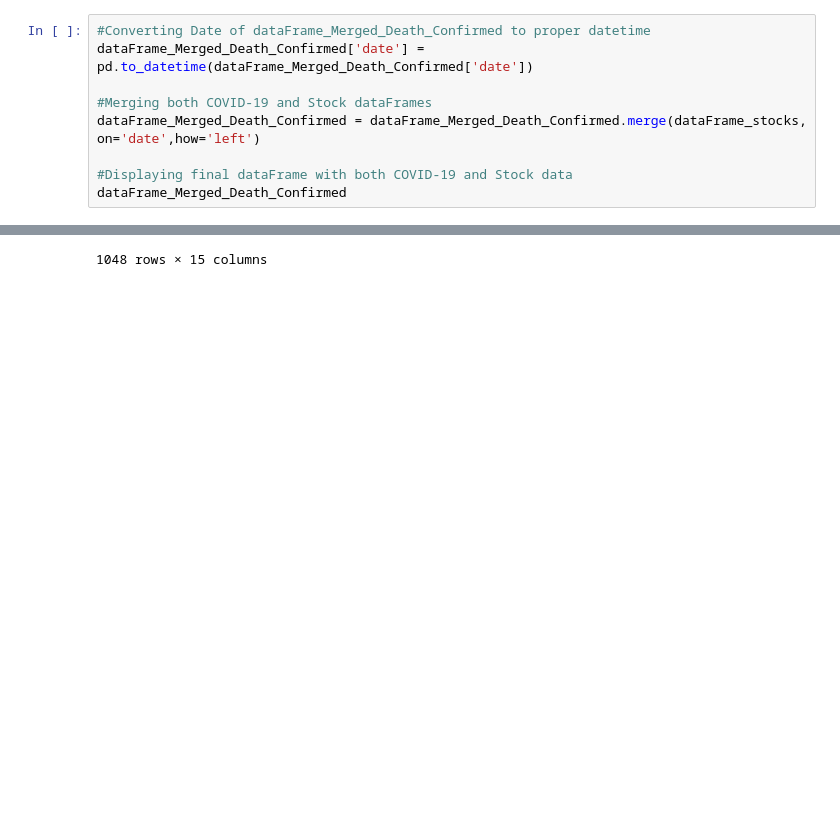
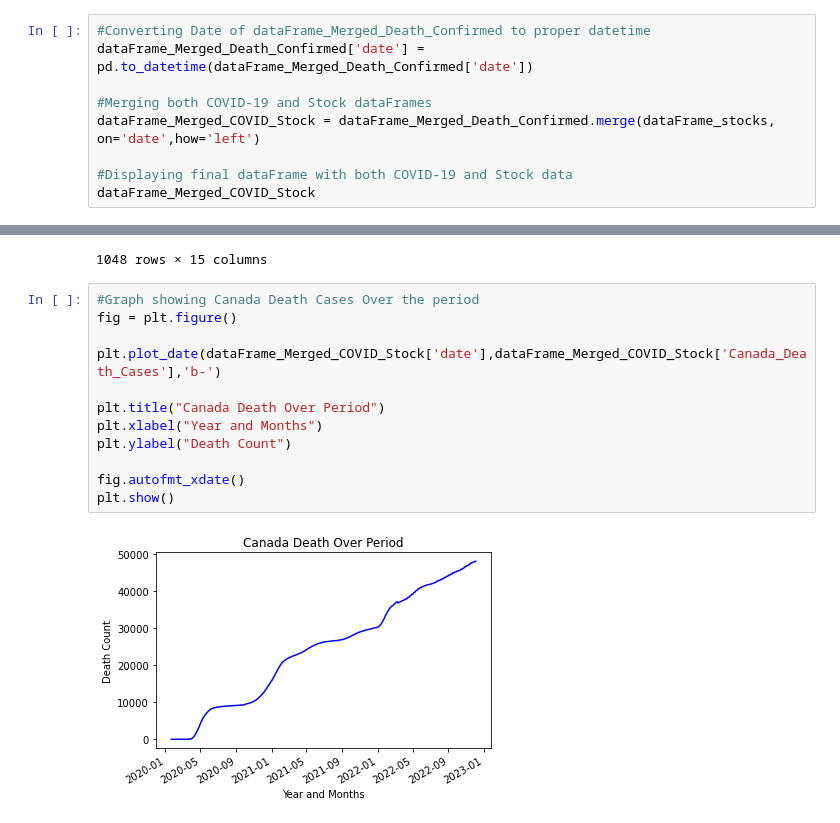
Before and after one commit to AIDA-Saskatchewan-polytechnic/Final_project_by_Naveen-Nilesh, a Jupyter notebook: Source/final_project.ipynb, the cells around one changed output, grey strips where cells are left out. Cells and saved outputs as stored; diff of their text form; blank space fills up the shorter version.

Commit message:
Graph of covid and stocks datasets

```diff
--- a/Source/final_project.ipynb
+++ b/Source/final_project.ipynb
@@ -468,10 +468,10 @@ dataFrame_Merged_Death_Confirmed
 dataFrame_Merged_Death_Confirmed['date'] = pd.to_datetime(dataFrame_Merged_Death_Confirmed['date'])
 
 #Merging both COVID-19 and Stock dataFrames
-dataFrame_Merged_Death_Confirmed = dataFrame_Merged_Death_Confirmed.merge(dataFrame_stocks, on='date',how='left')
+dataFrame_Merged_COVID_Stock = dataFrame_Merged_Death_Confirmed.merge(dataFrame_stocks, on='date',how='left')
 
 #Displaying final dataFrame with both COVID-19 and Stock data
-dataFrame_Merged_Death_Confirmed
+dataFrame_Merged_COVID_Stock
 # %% [output]
 |  | date | Canada_Death_Cases | US_Death_Cases | Canada_Confirmed_Cases | US_Confirmed_Cases | american_high | ... |
 | 0 | 2020-01-22 | 0 | 0 | 0 | 1 | NaN | ... |
@@ -486,3 +486,17 @@ dataFrame_Merged_Death_Confirmed
 | 1046 | 2022-12-03 | 48133 | 1081431 | 4444912 | 98967906 | NaN | ... |
 | 1047 | 2022-12-04 | 48133 | 1081431 | 4444912 | 98972375 | NaN | ... |
 1048 rows × 15 columns
+# %%
+#Graph showing Canada Death Cases Over the period
+fig = plt.figure()
+
+plt.plot_date(dataFrame_Merged_COVID_Stock['date'],dataFrame_Merged_COVID_Stock['Canada_Death_Cases'],'b-')
+
+plt.title("Canada Death Over Period")
+plt.xlabel("Year and Months")
+plt.ylabel("Death Count")
+
+fig.autofmt_xdate()
+plt.show()
+# %% [output]
+[figure, added]
```
Also changed, not shown: parts of 16 cells of this notebook.
